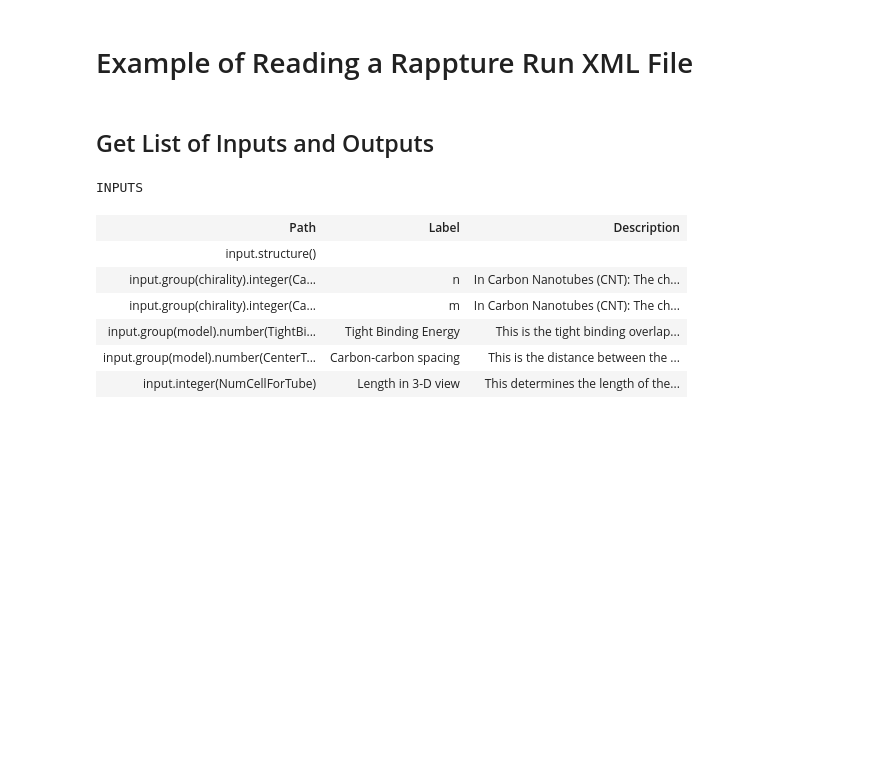
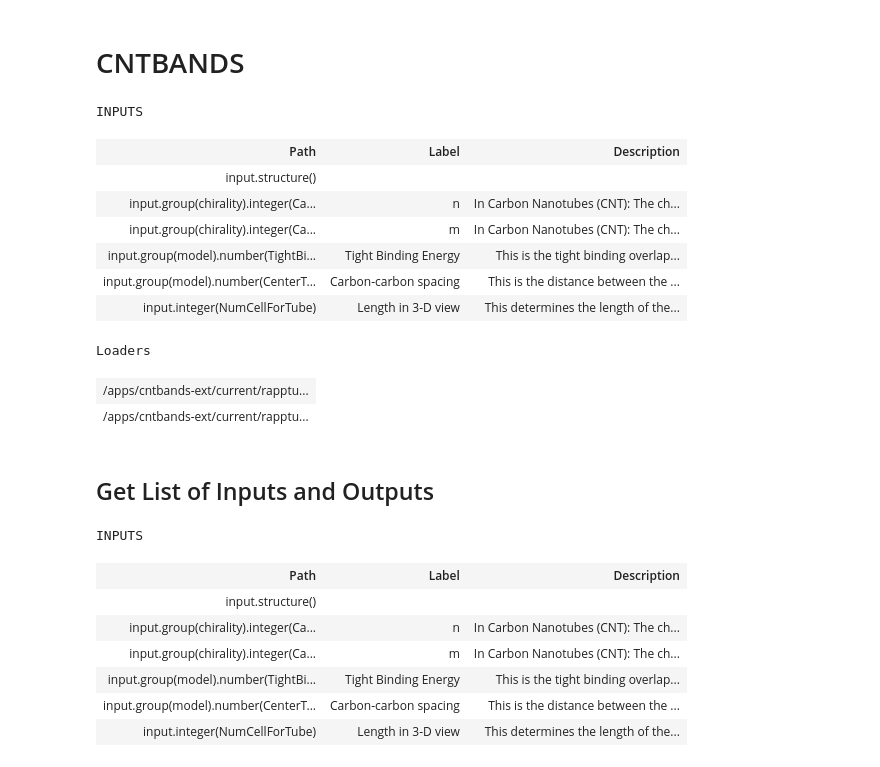
Before and after one commit to denphi/jupyter_notebook_examples, a Jupyter notebook: examples/rappture/cntbands.ipynb, the cells around one changed output. Drawn from its saved outputs; the diff is of its cells as text; code cells hidden in the pictures; blank space fills up the shorter version.

```diff
--- a/examples/rappture/cntbands.ipynb
+++ b/examples/rappture/cntbands.ipynb
@@ -1,4 +1,4 @@
-# %% [markdown]
-# Example of Reading a Rappture Run XML File
+# %% [markdown]
+# CNTBANDS
 # %%
 import hublib.rappture as rappture
@@ -6,0 +5,15 @@ io = rappture.RapXML('CNTbands_run.xml')
+# %%
+io = rappture.Tool('cntbands-ext')
+io
+# %% [output]
+INPUTS
+| Path | Label | Description |
+| input.structure() |  |  |
+| input.group(chirality).integer(Ca... | n | In Carbon Nanotubes (CNT): The ch... |
+| input.group(chirality).integer(Ca... | m | In Carbon Nanotubes (CNT): The ch... |
+| input.group(model).number(TightBi... | Tight Binding Energy | This is the tight binding overlap... |
+| input.group(model).number(CenterT... | Carbon-carbon spacing | This is the distance between the ... |
+| input.integer(NumCellForTube) | Length in 3-D view | This determines the length of the... |
+Loaders
+| /apps/cntbands-ext/current/rapptu... |
+| /apps/cntbands-ext/current/rapptu... |
```
Also changed, not shown: parts of 9 cells of this notebook, 2 other files.
